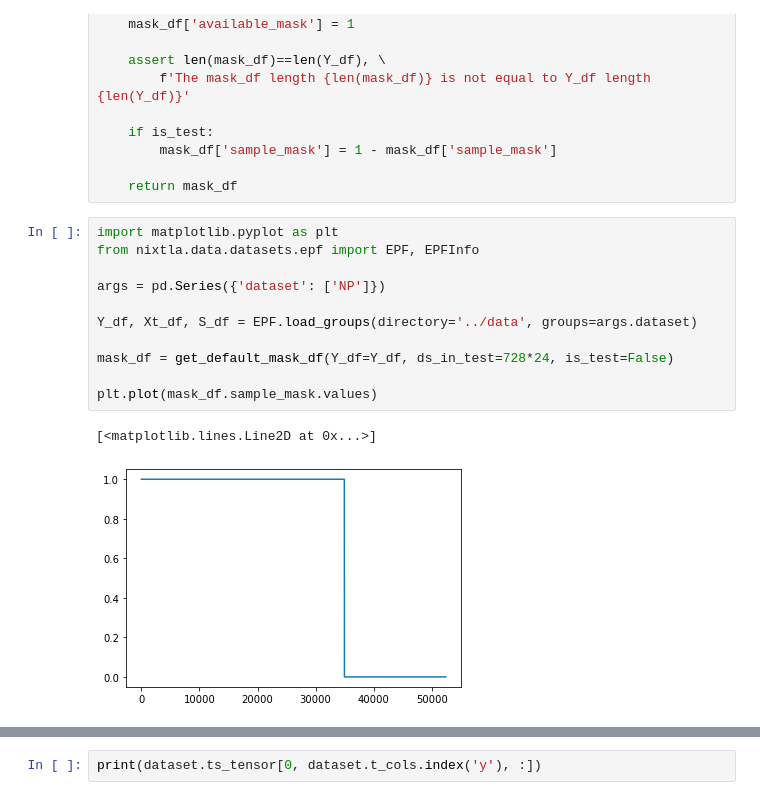
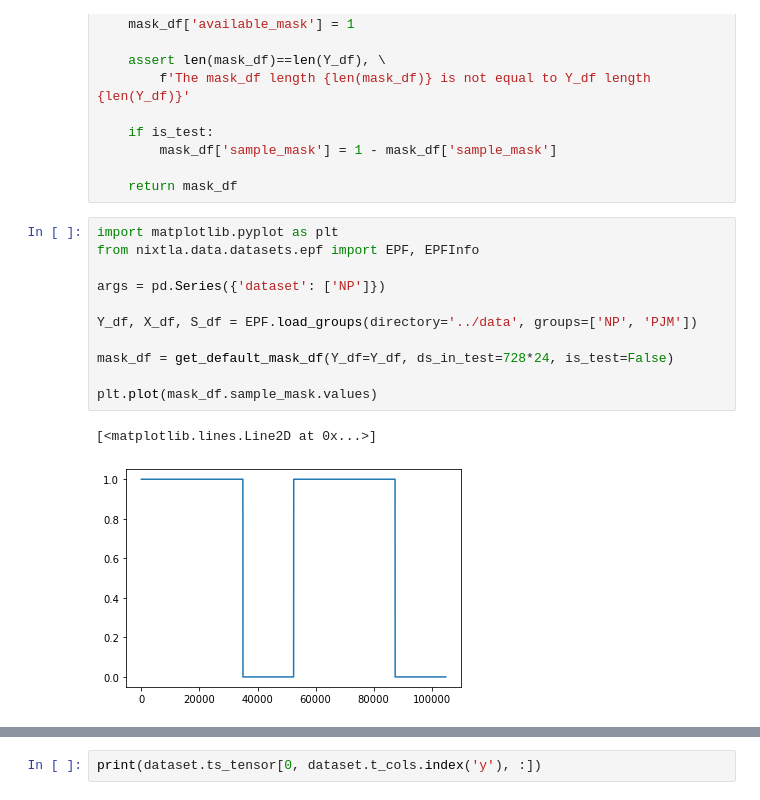
Before and after one commit to Nixtla/Nixtla, a Jupyter notebook: nbs/data__tsdataset.ipynb, the cells around one changed output, grey strips where cells are left out. Cells and saved outputs as stored; diff of their text form.

```diff
--- a/nbs/data__tsdataset.ipynb
+++ b/nbs/data__tsdataset.ipynb
@@ -257,15 +420,15 @@ def get_default_mask_df(Y_df, ds_in_test, is_test):
 # %%
 import matplotlib.pyplot as plt
 from nixtla.data.datasets.epf import EPF, EPFInfo
 
 args = pd.Series({'dataset': ['NP']})
 
-Y_df, Xt_df, S_df = EPF.load_groups(directory='../data', groups=args.dataset)
+Y_df, X_df, S_df = EPF.load_groups(directory='../data', groups=['NP', 'PJM'])
 
 mask_df = get_default_mask_df(Y_df=Y_df, ds_in_test=728*24, is_test=False)
 
 plt.plot(mask_df.sample_mask.values)
 # %% [output]
 [<matplotlib.lines.Line2D at 0x...>]
-[figure, old version]
+[figure, new version]
 # %%
```
Also changed, not shown: parts of 12 cells of this notebook, 16 other files.
